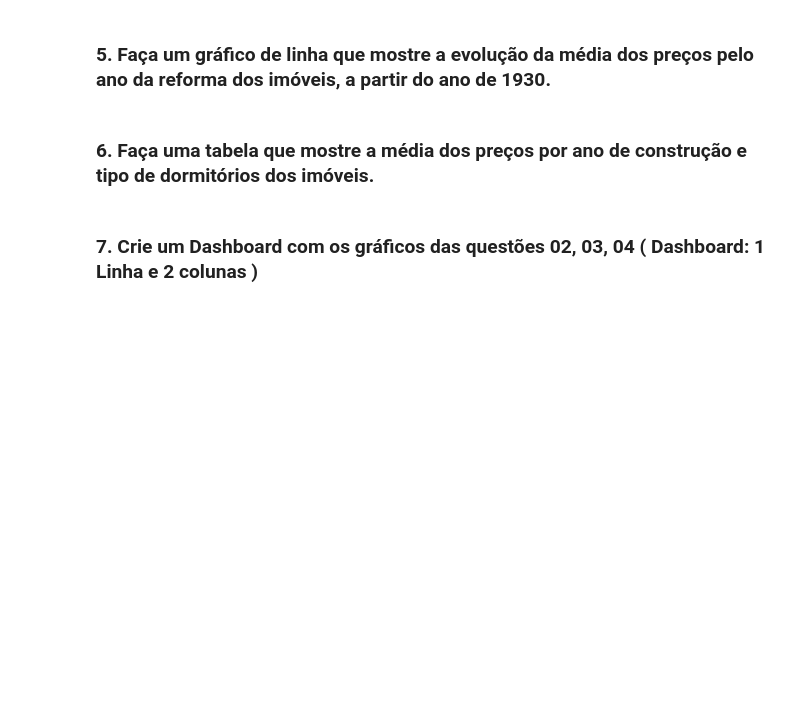
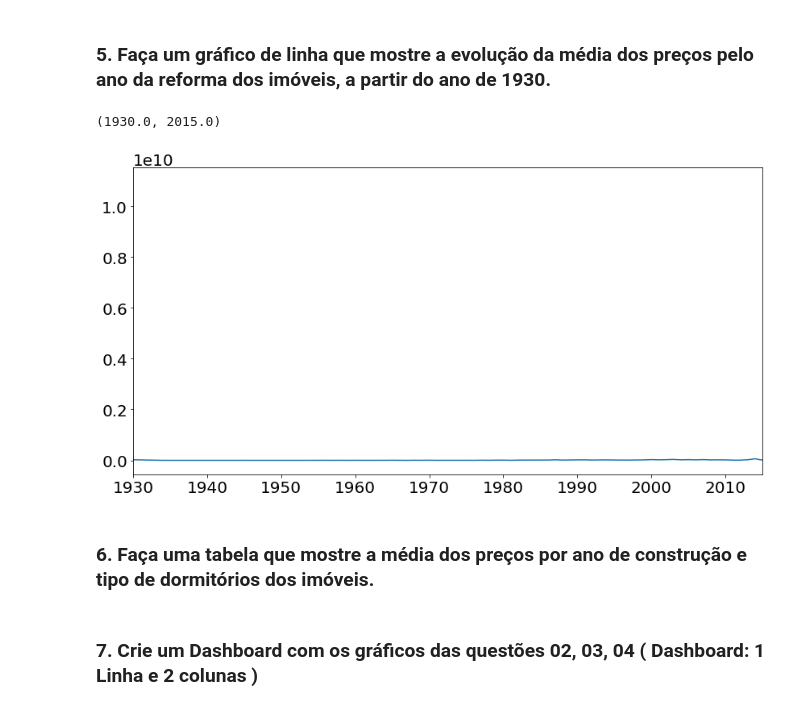
Before and after one commit to rafaelandradeslv/repos_ds, a Jupyter notebook: exercicios/Lesson 3 - Python ao DS.ipynb, the cells around one changed output. Drawn from its saved outputs; the diff is of its cells as text; code cells hidden in the pictures; blank space fills up the shorter version.

```diff
--- a/exercicios/Lesson 3 - Python ao DS.ipynb
+++ b/exercicios/Lesson 3 - Python ao DS.ipynb
@@ -82,5 +133,23 @@ KeyError: 'year'
 # %% [markdown]
 ### 5. Faça um gráfico de linha que mostre a evolução da média dos preços pelo ano da reforma dos imóveis, a partir do ano de 1930.
+# %%
+x = df['reforma'].to_list()
+y = df['price'].tolist()
+
+df['newx'] = x
+df['newy'] = y
+
+df.newy.astype('int64')
+
+reform = df[['newx', 'newy']].groupby('newx').sum().reset_index()
+
+plt.figure (figsize = (14, 7))
+plt.plot(reform['newx'], reform['newy'])
+
+plt.xlim(1930, reform.newx.max())
+# %% [output]
+(1930.0, 2015.0)
+[figure, added]
 # %% [markdown]
 ### 6. Faça uma tabela que mostre a média dos preços por ano de construção e tipo de dormitórios dos imóveis.
 # %% [markdown]
```
Also changed, not shown: parts of 7 cells of this notebook.
